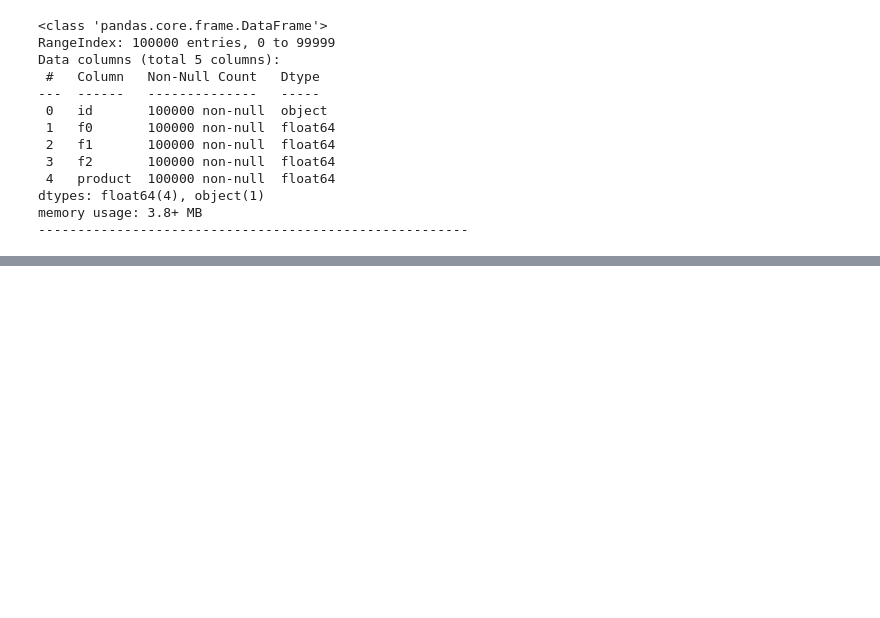
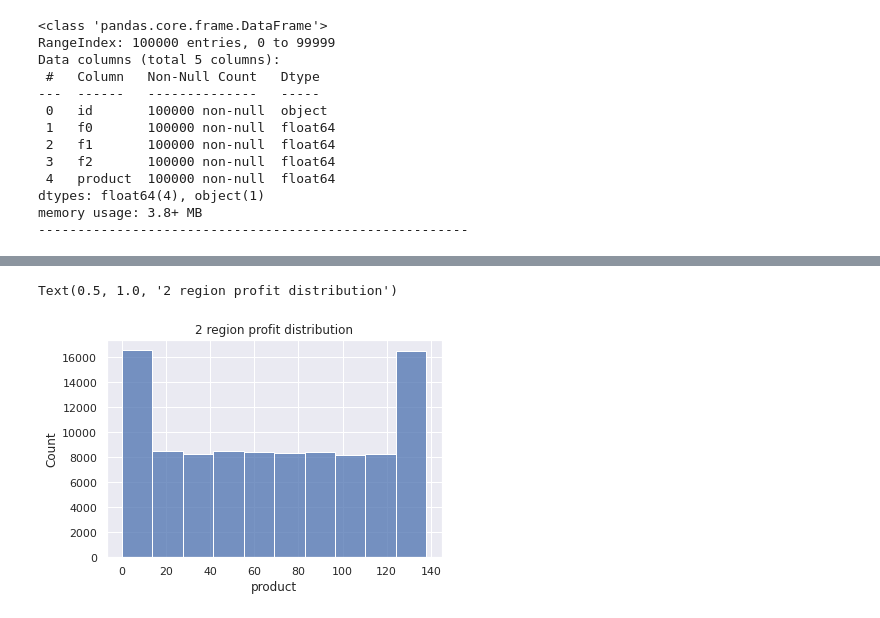
Before and after one commit to Doppler-67/bootstrap-petroleum-boreholes-analysis, a Jupyter notebook: bootstrap_analysis.ipynb, the cells around one changed output, grey strips where cells are left out. Drawn from its saved outputs; the diff is of its cells as text; code cells hidden in the pictures; blank space fills up the shorter version.

```diff
--- a/bootstrap_analysis.ipynb
+++ b/bootstrap_analysis.ipynb
@@ -87,0 +131,6 @@ memory usage: 3.8+ MB
+# %%
+sns.histplot(second_region, x='product', bins=10)
+plt.title('2 region profit distribution')
+# %% [output]
+Text(0.5, 1.0, '2 region profit distribution')
+[figure, added]
```
Also changed, not shown: parts of 57 cells of this notebook.
